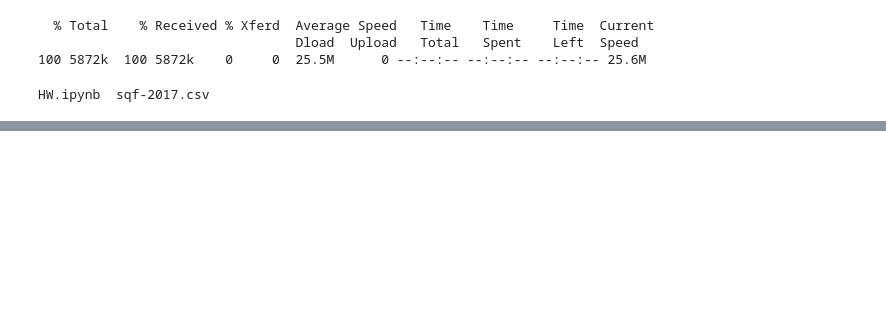
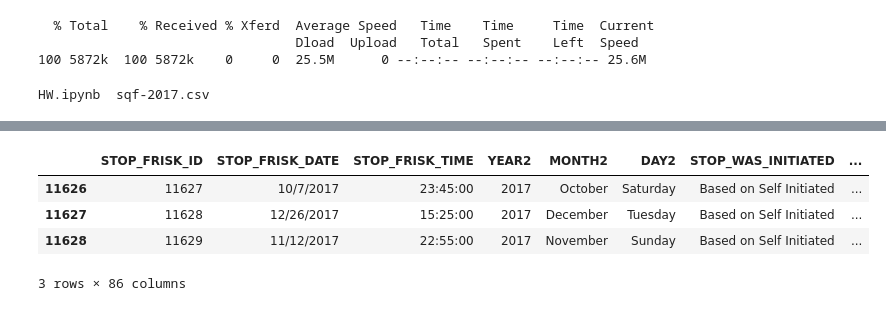
Before and after one commit to sarahJune1/PUI2018_sjs909, a Jupyter notebook: HW3_sjs909/HW.ipynb, the cells around one changed output, grey strips where cells are left out. Saved outputs shown, nothing was run; the diff lists cells and outputs as text; code cells hidden in the pictures; blank space fills up the shorter version.

```diff
--- a/HW3_sjs909/HW.ipynb
+++ b/HW3_sjs909/HW.ipynb
@@ -38,0 +46,9 @@ os.environ["PUIDATA"]
+# %%
+#print the last 3 lines out
+sqf.tail(3)
+# %% [output]
+|  | STOP_FRISK_ID | STOP_FRISK_DATE | STOP_FRISK_TIME | YEAR2 | MONTH2 | DAY2 | STOP_WAS_INITIATED | ... |
+| 11626 | 11627 | 10/7/2017 | 23:45:00 | 2017 | October | Saturday | Based on Self Initiated | ... |
+| 11627 | 11628 | 12/26/2017 | 15:25:00 | 2017 | December | Tuesday | Based on Self Initiated | ... |
+| 11628 | 11629 | 11/12/2017 | 22:55:00 | 2017 | November | Sunday | Based on Self Initiated | ... |
+3 rows × 86 columns
```
Also changed, not shown: parts of 14 cells of this notebook.
